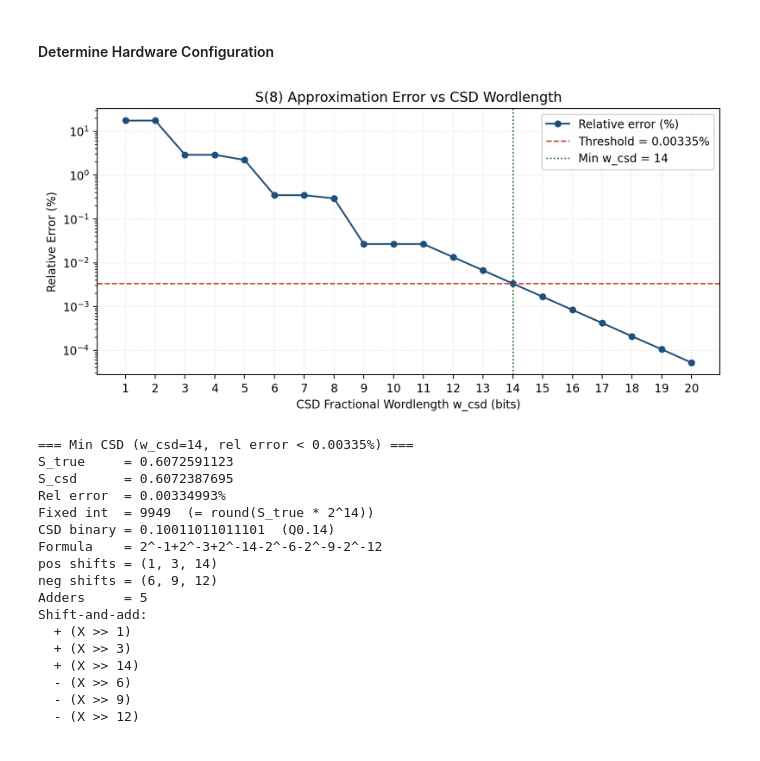
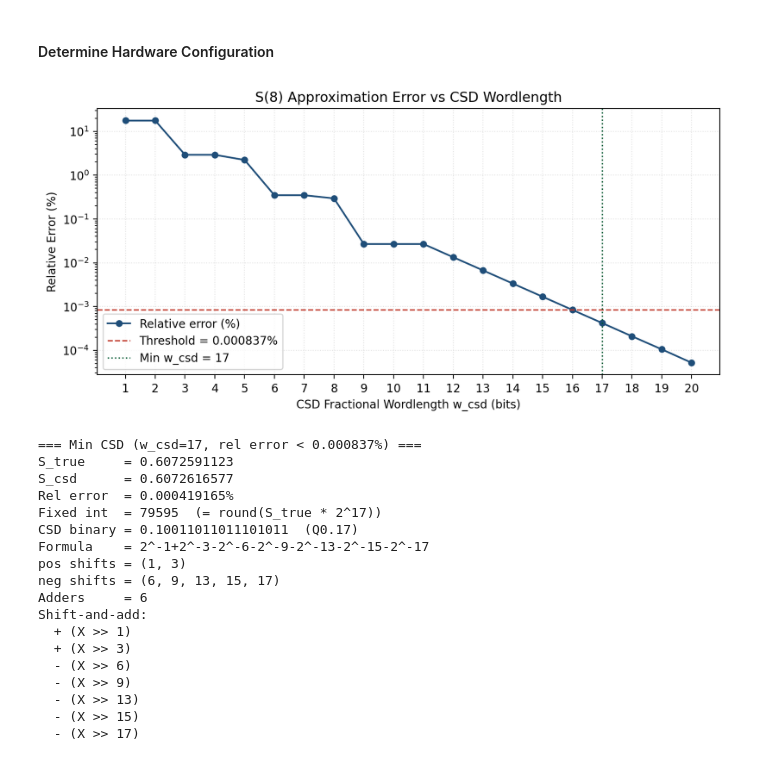
Before and after one commit to akira2963753/Eigen-Value-Decomposition, a Jupyter notebook: src/Simulation.ipynb, the cells around one changed output. Saved outputs shown, nothing was run; the diff lists cells and outputs as text; code cells hidden in the pictures.

```diff
--- a/src/Simulation.ipynb
+++ b/src/Simulation.ipynb
@@ -513,7 +513,7 @@ plt.show()
 #### Determine Hardware Configuration
 # %%
 # CSD gain compensation: (1/K) approximation error vs w_csd
-REL_ERR_THRESH_PCT = 0.00335
+REL_ERR_THRESH_PCT = 0.000837
 W_CSD_LIST = np.arange(1, 21)
 S_true = 1.0 / cordic_scaling_factor(N_STAGES)
 
@@ -556,51 +556,52 @@ ax.set_ylabel("Relative Error (%)")
 ax.set_yscale("log")
 ax.set_title(f"S({N_STAGES}) Approximation Error vs CSD Wordlength")
 ax.set_xticks(w_vals)
 ax.grid(True, alpha=0.35, linestyle=":")
 ax.legend()
 plt.tight_layout()
 plt.show()
 
 if best:
     w, pos, neg = best["w"], best["pos"], best["neg"]
     n_fixed = int(np.round(S_true * 2**w))
     formula = "+".join(f"2^-{s}" for s in pos) + ("-" + "-".join(f"2^-{s}" for s in neg) if neg else "")
     print(f"=== Min CSD (w_csd={w}, rel error < {REL_ERR_THRESH_PCT:g}%) ===")
     print(f"S_true     = {S_true:.10f}")
     print(f"S_csd      = {best['s_csd']:.10f}")
     print(f"Rel error  = {best['err']:.6g}%")
     print(f"Fixed int  = {n_fixed}  (= round(S_true * 2^{w}))")
     print(f"CSD binary = 0.{n_fixed:0{w}b}  (Q0.{w})")
     print(f"Formula    = {formula}")
     print(f"pos shifts = {pos}")
     print(f"neg shifts = {neg}")
     print(f"Adders     = {len(pos) + len(neg) - 1}")
     print("Shift-and-add:")
     for s in pos:
         print(f"  + (X >> {s})")
     for s in neg:
         print(f"  - (X >> {s})")
 else:
     print(f"No w_csd in [{W_CSD_LIST[0]}, {W_CSD_LIST[-1]}] achieves rel error < {REL_ERR_THRESH_PCT:g}%")
 # %% [output]
-[figure, old version]
+[figure, new version]
-=== Min CSD (w_csd=14, rel error < 0.00335%) ===
+=== Min CSD (w_csd=17, rel error < 0.000837%) ===
 S_true     = 0.6072591123
-S_csd      = 0.6072387695
-Rel error  = 0.00334993%
-Fixed int  = 9949  (= round(S_true * 2^14))
-CSD binary = 0.10011011011101  (Q0.14)
-Formula    = 2^-1+2^-3+2^-14-2^-6-2^-9-2^-12
-pos shifts = (1, 3, 14)
-neg shifts = (6, 9, 12)
-Adders     = 5
+S_csd      = 0.6072616577
+Rel error  = 0.000419165%
+Fixed int  = 79595  (= round(S_true * 2^17))
+CSD binary = 0.10011011011101011  (Q0.17)
+Formula    = 2^-1+2^-3-2^-6-2^-9-2^-13-2^-15-2^-17
+pos shifts = (1, 3)
+neg shifts = (6, 9, 13, 15, 17)
+Adders     = 6
 Shift-and-add:
   + (X >> 1)
   + (X >> 3)
-  + (X >> 14)
   - (X >> 6)
   - (X >> 9)
-  - (X >> 12)
+  - (X >> 13)
+  - (X >> 15)
+  - (X >> 17)
 # %%
 # Integer Bit-Width Analysis
 
```
Also changed, not shown: 1 other file.
